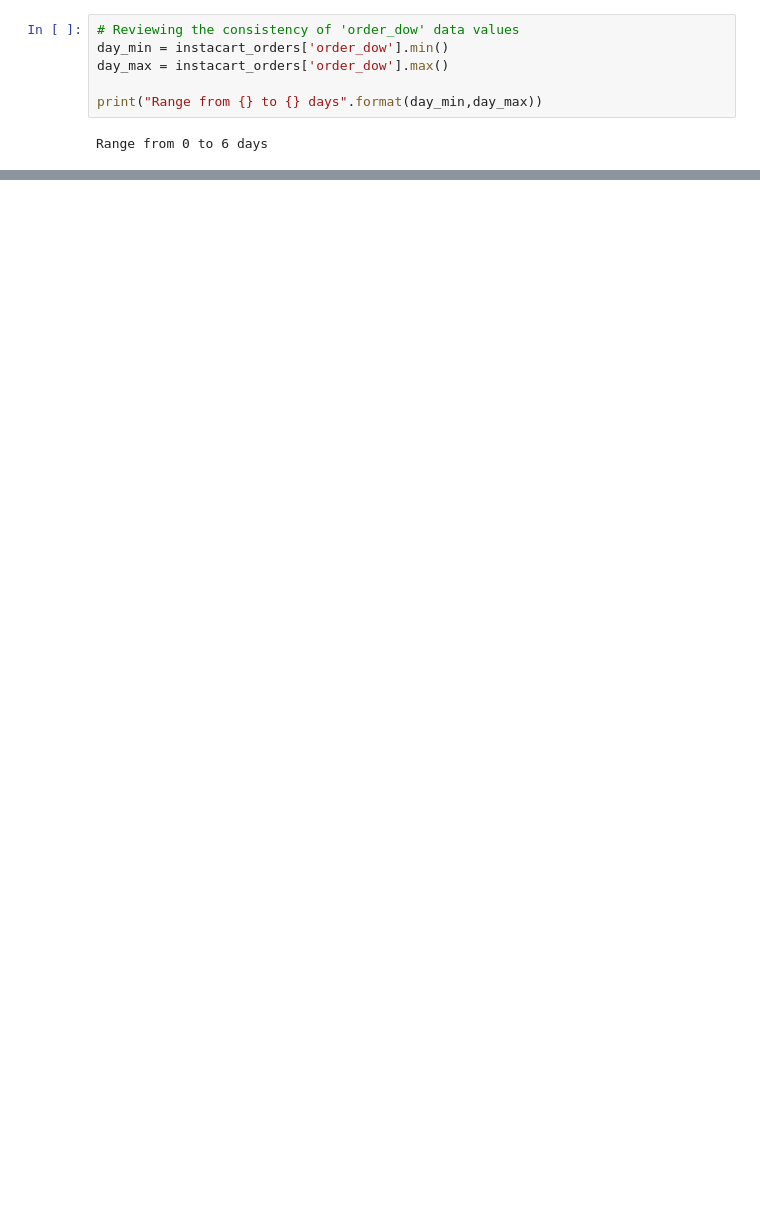
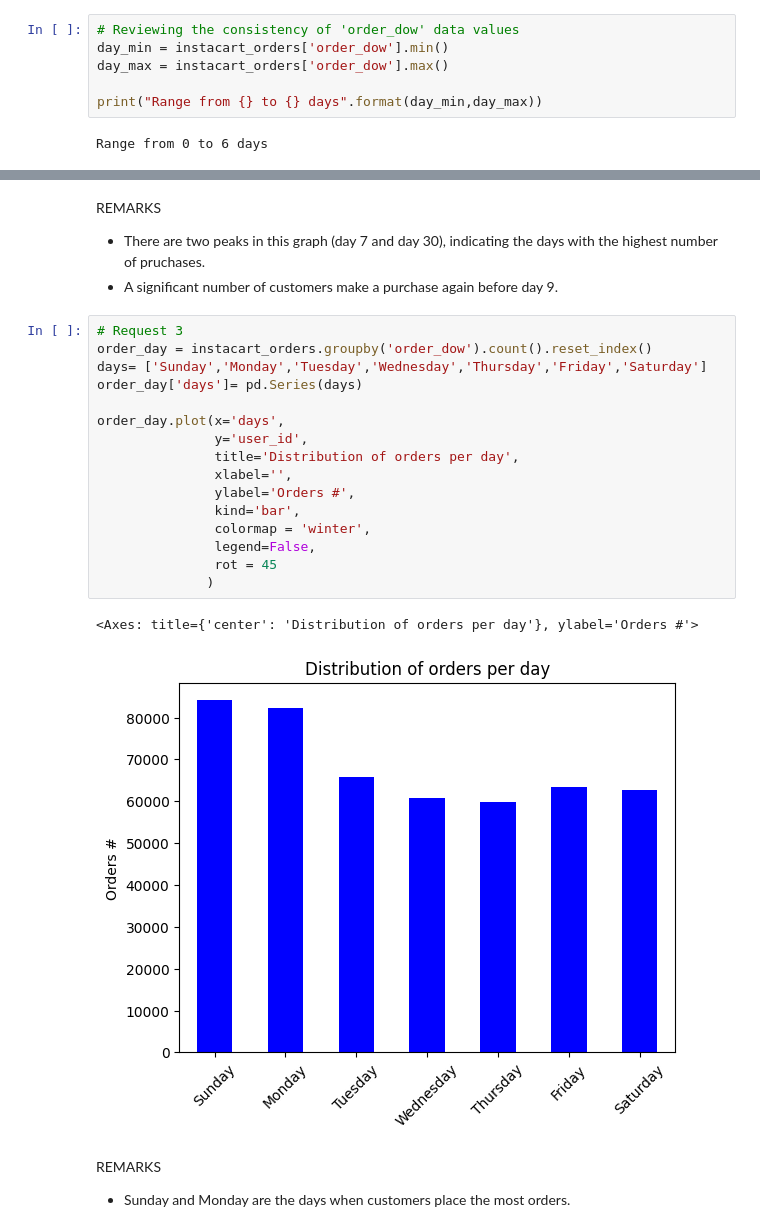
Before and after one commit to Calarioz/DA_InstaCart, a Jupyter notebook: jupyter.ipynb, the cells around one changed output, grey strips where cells are left out. Drawn from its saved outputs; the diff is of its cells as text; blank space fills up the shorter version.

```diff
--- a/jupyter.ipynb
+++ b/jupyter.ipynb
@@ -472,0 +534,28 @@ Range from 0 to 6 days
+# %% [markdown]
+REMARKS
+
+- There are two peaks in this graph (day 7 and day 30), indicating the days with the highest number of pruchases.
+- A significant number of customers make a purchase again before day 9.
+# %%
+# Request 3
+order_day = instacart_orders.groupby('order_dow').count().reset_index()
+days= ['Sunday','Monday','Tuesday','Wednesday','Thursday','Friday','Saturday']
+order_day['days']= pd.Series(days)
+
+order_day.plot(x='days',
+               y='user_id',
+               title='Distribution of orders per day',
+               xlabel='',
+               ylabel='Orders #',
+               kind='bar',
+               colormap = 'winter',
+               legend=False,
+               rot = 45
+              )
+# %% [output]
+<Axes: title={'center': 'Distribution of orders per day'}, ylabel='Orders #'>
+[figure, added]
+# %% [markdown]
+REMARKS
+
+- Sunday and Monday are the days when customers place the most orders.
```
Also changed, not shown: parts of 7 cells of this notebook.
